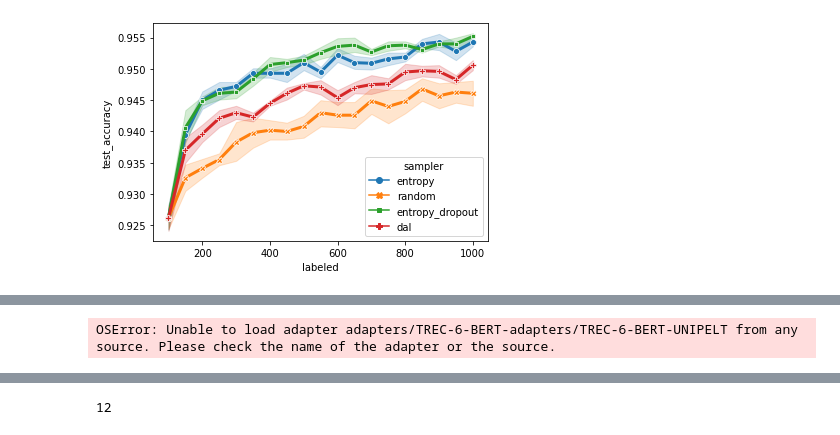
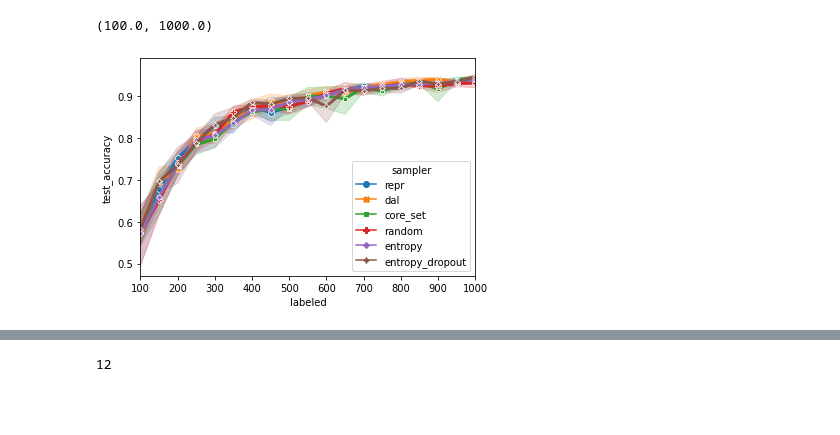
Before and after one commit to josipjukic/adapter-al, a Jupyter notebook: tinkering.ipynb, the cells around one changed output, grey strips where cells are left out. Cells and saved outputs as stored; diff of their text form; code cells hidden in the pictures; blank space fills up the shorter version.

```diff
--- a/tinkering.ipynb
+++ b/tinkering.ipynb
@@ -14,7 +14,7 @@ dataset_map = {
     "TREC-2": "TREC-2",
     "SUBJ": "SUBJ",
     "AGN-2": "AGN-2",
-    "TREC-6": "TREC-full
+    "TREC-6": "TREC-full",
     "SST": "SST",
     "COLA": "COLA",
     "AGN-4": "ag_news-full",
@@ -24,13 +24,13 @@ load_anti = False
 n = 0  # AL step at which evaluation (AUC) starts
 model = "BERT"
 mode = "ada"
-dataset = "COLA"
+dataset = "SST"
 
 aucs = []
 trs = []
 try:
     experiments, meta = load_results(
-        base_dir=f"results/prefix/",
+        base_dir=f"results/prefix/tapta",
         dataset=dataset,
         model=model,
     )
@@ -79,20 +86,22 @@ g = sns.lineplot(
 # %%
 g = sns.lineplot(
     data=df_tr[df_tr.index.get_level_values("mode") == "ada-besov"],
     x="labeled",
     y="test_accuracy",
     hue="sampler",
     style="sampler",
     markers=True,
     dashes=False,
-    ci=75,
+    ci=90,
     linewidth=3,
 )
 # plt.legend(loc='lower right')
 # g.set_ylim(0.94, 0.985)
 # g.set_xlim(150, 500)
+g.set_xlim(100, 1000)
 # %% [output]
+(100.0, 1000.0)
-[figure, old version]
+[figure, new version]
 # %%
 df_tr.groupby(["dataset", "model", "model", "sampler", "experiment"]).agg(list)
 # %% [output]
@@ -787,21 +129,23 @@ args.lr = 1e-4
 args.l2 = 0
 args.model = "BERT"
 args.data = "TREC-6"
-args.adapter = "adapters/TREC-6-BERT-UNIPELT"
+args.adapter = "unipelt"
 args.batch_size = 32
-args.epochs = 50
+args.epochs = 10
 args.clip = 1
 
 meta = Config()
 
 dataloader = dataset_loaders[args.data]
 tokenizer = AutoTokenizer.from_pretrained(TRANSFORMERS[args.model])
-(train, val, test), vocab = dataloader(meta=meta, tokenizer=tokenizer)
+(train, val, test) = dataloader(meta=meta, tokenizer=tokenizer)
 
 if args.data in pair_sequence_datasets:
     meta.pair_sequence = True
 else:
     meta.pair_sequence = False
+
+meta.task_type = "clf"
 
 if meta.num_labels == 2:
     # Binary classification
@@ -812,9 +156,9 @@ else:
     criterion = nn.CrossEntropyLoss()
     meta.num_targets = meta.num_labels
 
-model = Transformer(args, meta, args.model, pretrained="adapter", adapter=args.adapter)
+model = Transformer2(args, meta, args.model, pretrained=None, adapter=args.adapter)
 optimizer = torch.optim.AdamW(model.parameters(), lr=args.lr, weight_decay=args.l2)
-device = torch.device("cuda:0")
+device = torch.device("cuda:1")
 
 
 
@@ -823,8 +167,6 @@ train_iter = make_iterable(
     train,
     device,
     batch_size=args.batch_size,
-    train=True,
-#     indices=indices,
+    shuffle=True,
+#     indices=indices
 )
-# %% [output]
-OSError: Unable to load adapter adapters/TREC-6-BERT-adapters/TREC-6-BERT-UNIPELT from any source. Please check the name of the adapter or the source.
```
Also changed, not shown: parts of 60 cells of this notebook, 6 other files.
